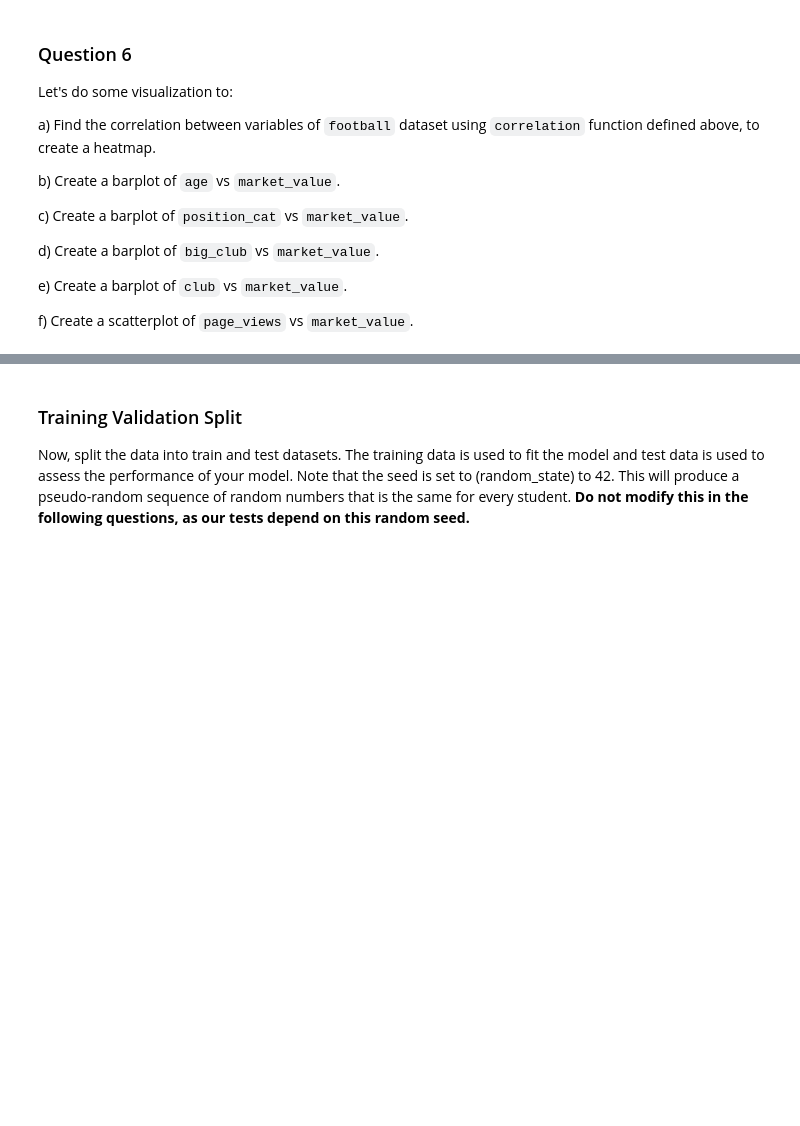
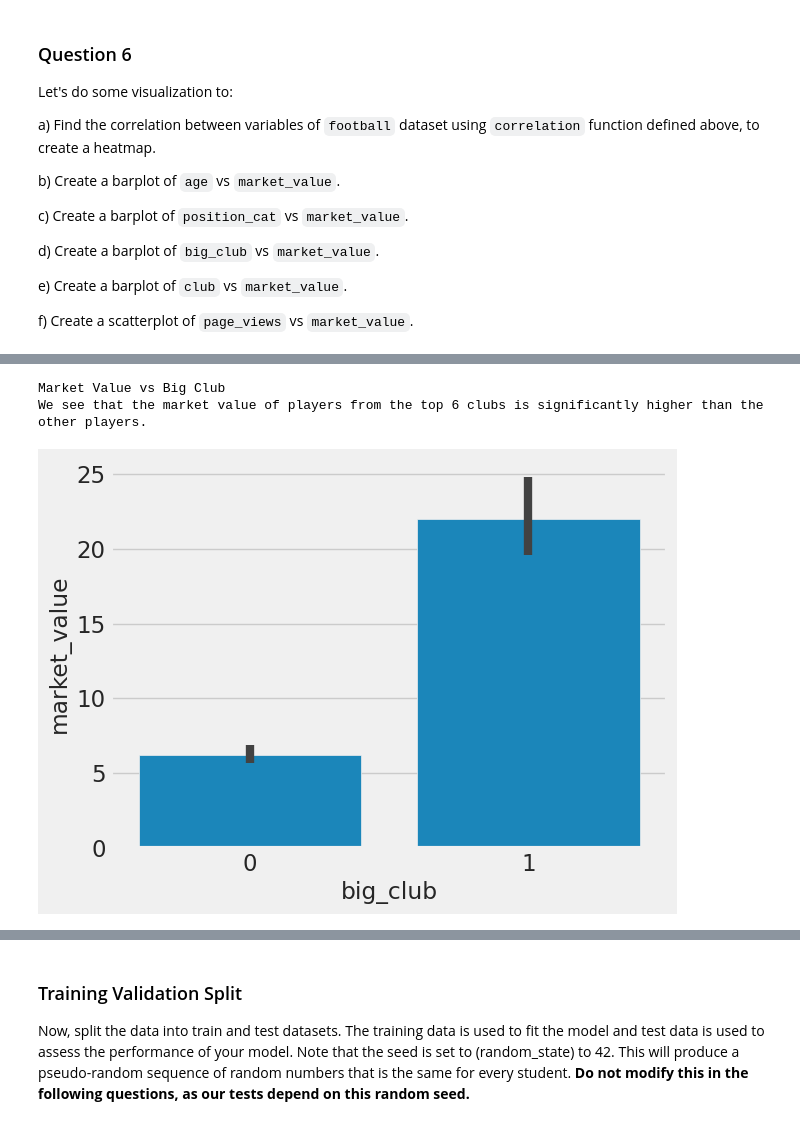
Before and after one commit to TheChroniclerr/CP322, a Jupyter notebook: Assignment_1.ipynb, the cells around one changed output, grey strips where cells are left out. Cells and saved outputs as stored; diff of their text form; code cells hidden in the pictures; blank space fills up the shorter version.

```diff
--- a/Assignment_1.ipynb
+++ b/Assignment_1.ipynb
@@ -310,7 +497,11 @@ print('The Position Cat 1 has the most market value.')
 # %%
 # Part d)
-...
+sns.barplot(data=football, x='big_club', y='market_value')
 print('Market Value vs Big Club')
 print('We see that the market value of players from the top 6 clubs is significantly higher than the other players.')
+# %% [output]
+Market Value vs Big Club
+We see that the market value of players from the top 6 clubs is significantly higher than the other players.
+[figure, added]
 # %%
 # Part e)
```
Also changed, not shown: parts of 37 cells of this notebook.
